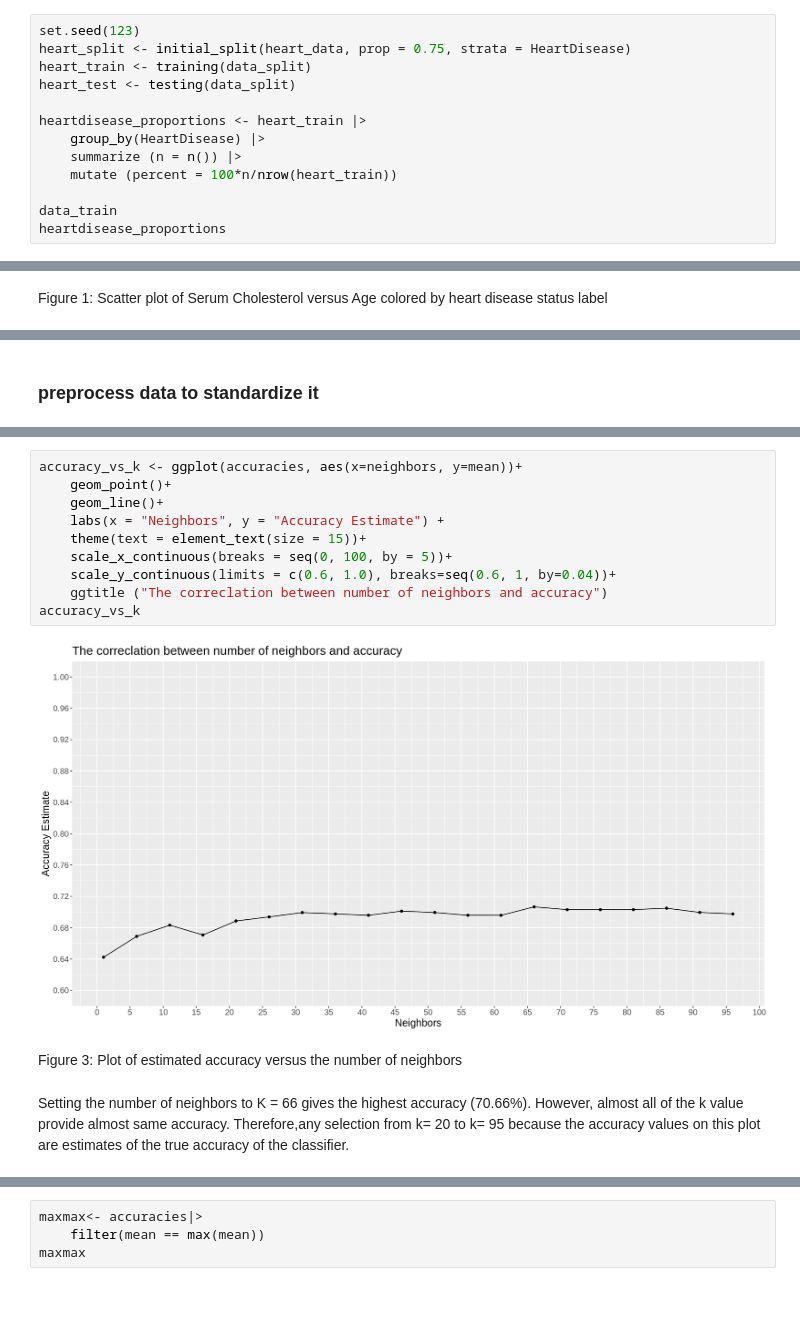
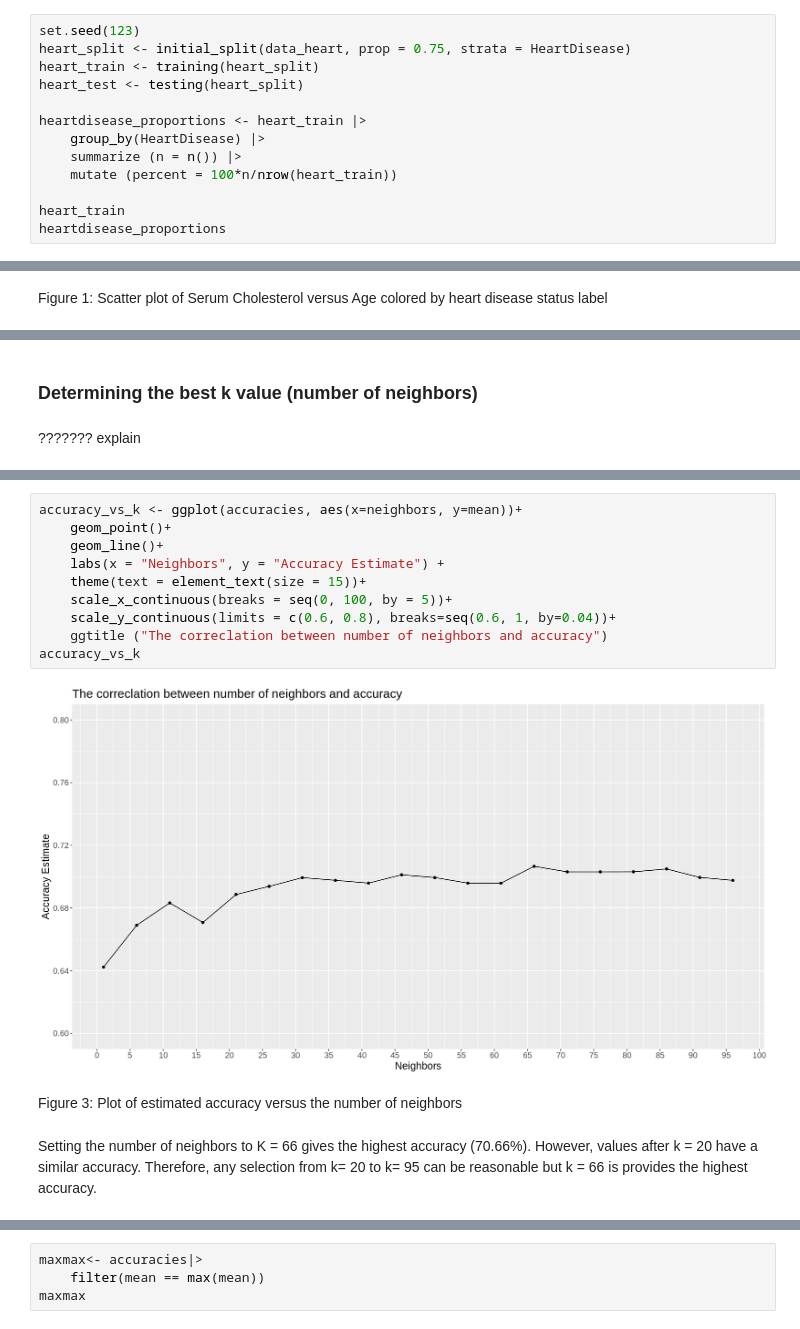
Before and after one commit to kiarashbahari/Group_project, a Jupyter notebook: project.ipynb, the cells around one changed output, grey strips where cells are left out. Drawn from its saved outputs; the diff is of its cells as text; blank space fills up the shorter version.

```diff
--- a/project.ipynb
+++ b/project.ipynb
@@ -198,15 +143,15 @@ ERROR: Error in parse(text = x, srcfile = src): <text>:1:4: unexpected symbol
 # %%
 set.seed(123)
-heart_split <- initial_split(heart_data, prop = 0.75, strata = HeartDisease)
-heart_train <- training(data_split)
-heart_test <- testing(data_split)
+heart_split <- initial_split(data_heart, prop = 0.75, strata = HeartDisease)
+heart_train <- training(heart_split)
+heart_test <- testing(heart_split)
 
 heartdisease_proportions <- heart_train |>
     group_by(HeartDisease) |>
     summarize (n = n()) |>
     mutate (percent = 100*n/nrow(heart_train))
 
-data_train
+heart_train
 heartdisease_proportions
 # %% [output]
 A tibble: 559 × 5
@@ -466,7 +331,9 @@ A tibble: 2 × 3
 | 0 | 292 | 52.23614 |
 | 1 | 267 | 47.76386 |
 # %% [markdown]
-### preprocess data to standardize it
+### Determining the best k value (number of neighbors)
+# %% [markdown]
+??????? explain
 # %%
 set.seed(123)
 
@@ -509,16 +376,16 @@ print(accuracies)
 # %%
 accuracy_vs_k <- ggplot(accuracies, aes(x=neighbors, y=mean))+
     geom_point()+
     geom_line()+
     labs(x = "Neighbors", y = "Accuracy Estimate") +
     theme(text = element_text(size = 15))+
     scale_x_continuous(breaks = seq(0, 100, by = 5))+
-    scale_y_continuous(limits = c(0.6, 1.0), breaks=seq(0.6, 1, by=0.04))+
+    scale_y_continuous(limits = c(0.6, 0.8), breaks=seq(0.6, 1, by=0.04))+
     ggtitle ("The correclation between number of neighbors and accuracy")
 accuracy_vs_k
 # %% [output]
-[figure, old version]
+[figure, new version]
 # %% [markdown]
 Figure 3: Plot of estimated accuracy versus the number of neighbors
 # %% [markdown]
-Setting the number of neighbors to K = 66 gives the highest accuracy (70.66%). However, almost all of the k value provide almost same accuracy. Therefore,any selection from  k= 20 to k= 95  because the accuracy values on this plot are estimates of the true accuracy of the classifier.
+Setting the number of neighbors to K = 66 gives the highest accuracy (70.66%). However, values after k = 20 have a similar accuracy. Therefore, any selection from k= 20 to k= 95 can be reasonable but k = 66 is provides the highest accuracy.
```
Also changed, not shown: parts of 52 cells of this notebook.
